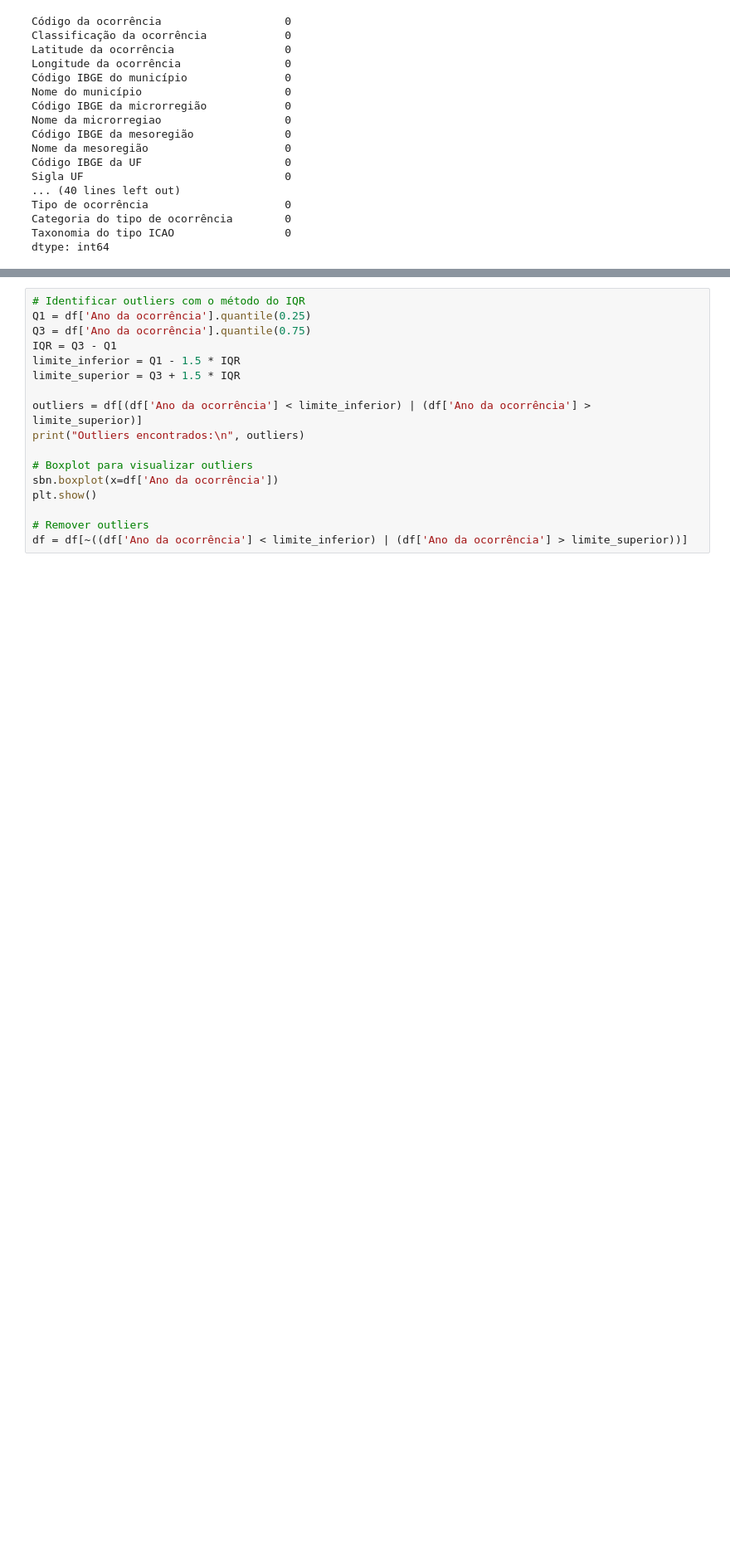
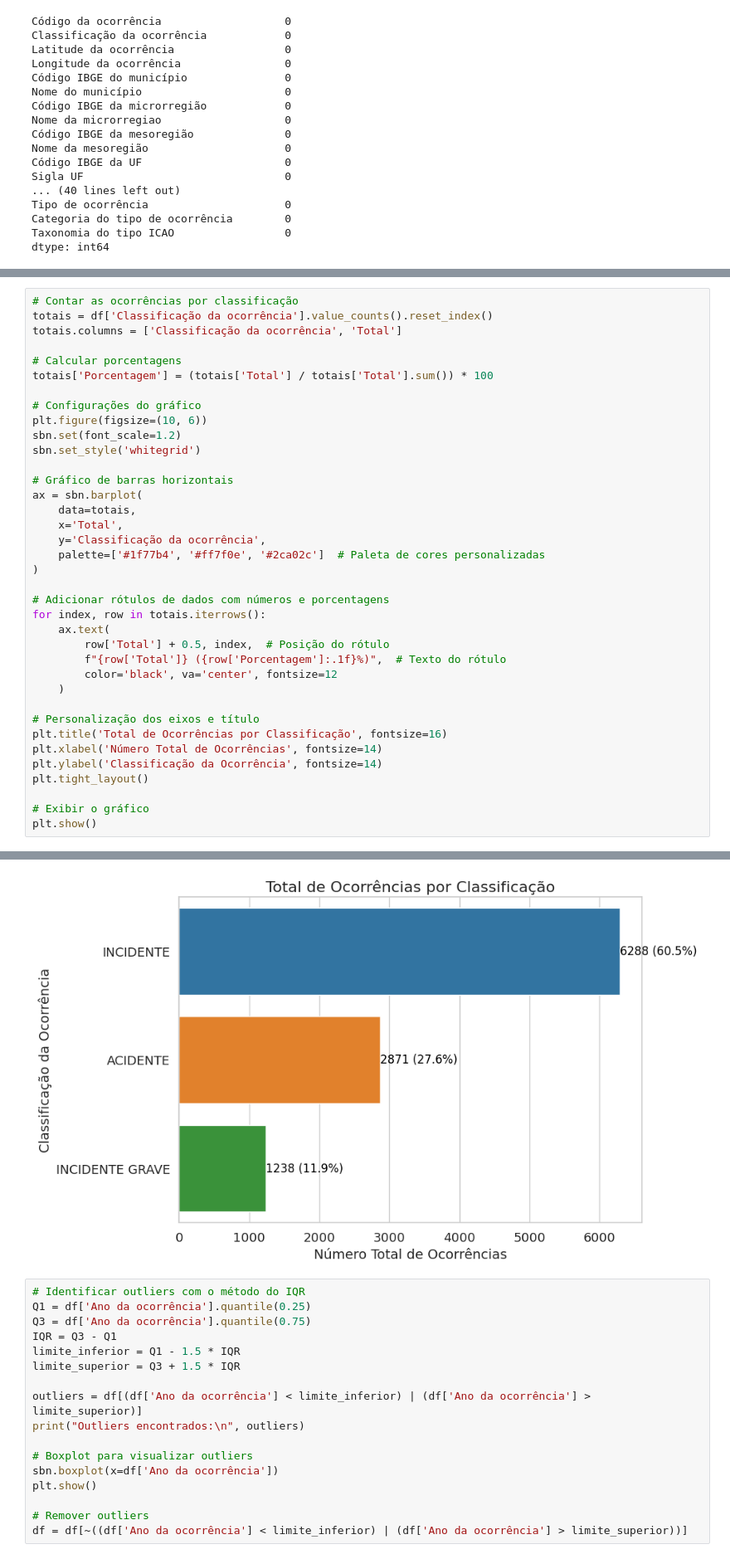
Before and after one commit to rhaulmendonca/Acidentes-por-Aeronave, a Jupyter notebook: Sistemas de Apoio à Decisão/CENIPA_Acidentes_por_aeronave.ipynb, the cells around one changed output, grey strips where cells are left out. Shown at 83% size. Drawn from its saved outputs; the diff is of its cells as text; blank space fills up the shorter version.

```diff
--- a/Sistemas de Apoio à Decisão/CENIPA_Acidentes_por_aeronave.ipynb
+++ b/Sistemas de Apoio à Decisão/CENIPA_Acidentes_por_aeronave.ipynb
@@ -211,0 +256,38 @@ dtype: int64
+# %%
+# Contar as ocorrências por classificação
+totais = df['Classificação da ocorrência'].value_counts().reset_index()
+totais.columns = ['Classificação da ocorrência', 'Total']
+
+# Calcular porcentagens
+totais['Porcentagem'] = (totais['Total'] / totais['Total'].sum()) * 100
+
+# Configurações do gráfico
+plt.figure(figsize=(10, 6))
+sbn.set(font_scale=1.2)
+sbn.set_style('whitegrid')
+
+# Gráfico de barras horizontais
+ax = sbn.barplot(
+    data=totais,
+    x='Total',
+    y='Classificação da ocorrência',
+    palette=['#1f77b4', '#ff7f0e', '#2ca02c']  # Paleta de cores personalizadas
+)
+
+# Adicionar rótulos de dados com números e porcentagens
+for index, row in totais.iterrows():
+    ax.text(
+        row['Total'] + 0.5, index,  # Posição do rótulo
+        f"{row['Total']} ({row['Porcentagem']:.1f}%)",  # Texto do rótulo
+        color='black', va='center', fontsize=12
+    )
+
+# Personalização dos eixos e título
+plt.title('Total de Ocorrências por Classificação', fontsize=16)
+plt.xlabel('Número Total de Ocorrências', fontsize=14)
+plt.ylabel('Classificação da Ocorrência', fontsize=14)
+plt.tight_layout()
+
+# Exibir o gráfico
+plt.show()
+# %% [output]
@@ -212,3 +297,4 @@ dtype: int64
+[figure, added]
 # %%
 # Identificar outliers com o método do IQR
 Q1 = df['Ano da ocorrência'].quantile(0.25)
```
Also changed, not shown: parts of 7 cells of this notebook.
